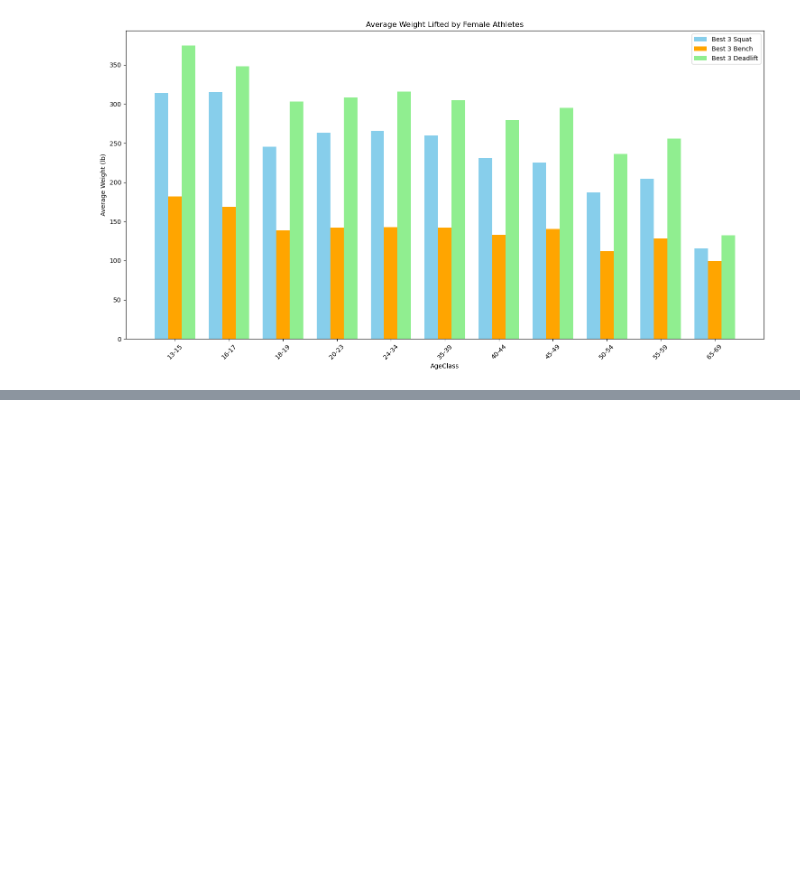
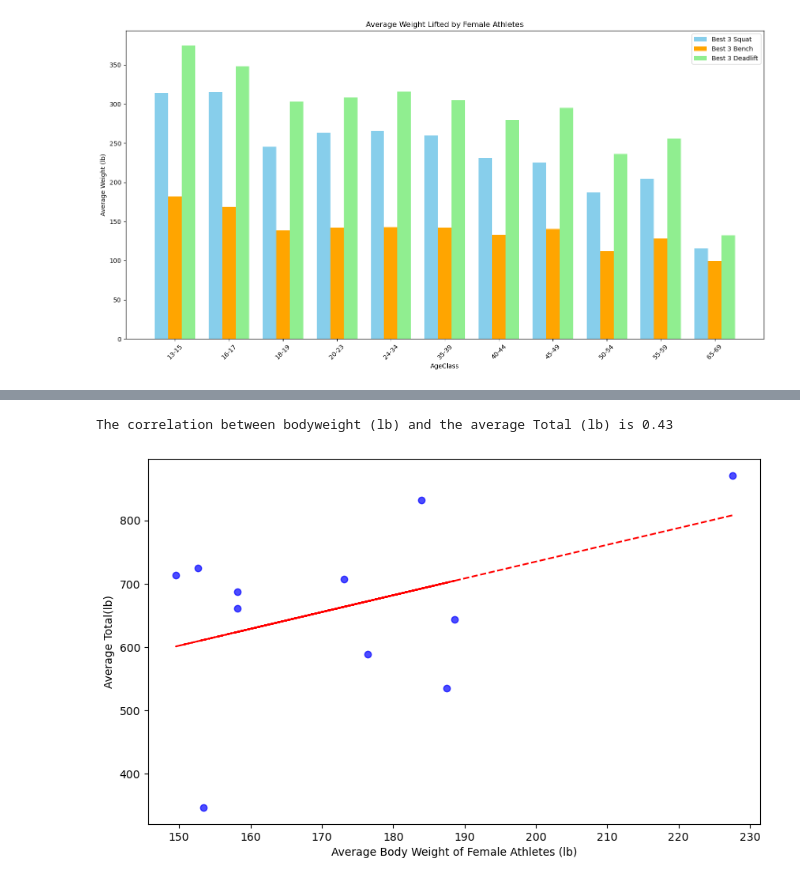
Before and after one commit to say917/Project_Powerlift, a Jupyter notebook: merged_test_v5.ipynb, the cells around one changed output, grey strips where cells are left out. Cells and saved outputs as stored; diff of their text form; code cells hidden in the pictures; blank space fills up the shorter version.

```diff
--- a/merged_test_v5.ipynb
+++ b/merged_test_v5.ipynb
@@ -692,0 +757,36 @@ AgeClass
+# %%
+# Calculate the correlation coefficient and a linear regression model
+import matplotlib.pyplot as plt
+import pandas as pd
+from scipy.stats import linregress
+
+# Filter female athletes
+female_athletes = merged_table[(merged_table.Sex == 'F')]
+
+female_avg_bodyweight = female_athletes.groupby('AgeClass')['Body Weight (lbs)'].mean()
+# Calculate the average of 'Best3Squat(lb) for female athletes
+female_avg_total = female_athletes.groupby('AgeClass')['Total(lb)'].mean()
+
+# Calculate correlation coefficient
+f_correlation = female_avg_bodyweight.corr(female_avg_total)
+
+# Perform linear regression
+slope, intercept, rvalue, pvalue, stderr = linregress(female_avg_bodyweight, female_avg_total)
+regress_values = female_avg_bodyweight * slope + intercept
+
+# Plot scatter plot with regression line
+plt.figure(figsize=(10, 6))
+plt.scatter(female_avg_bodyweight, female_avg_total, color='b', alpha=0.7)
+plt.plot(female_avg_bodyweight, regress_values, color='r', linestyle='--')
+
+# Add labels
+plt.xlabel('Average Body Weight of Female Athletes (lb)')
+plt.ylabel('Average Total(lb)')
+
+# Add correlation coefficient to the plot
+print(f'The correlation between bodyweight (lb) and the average Total (lb) is {f_correlation:.2f}')
+# Show plot
+plt.show()
+# %% [output]
+The correlation between bodyweight (lb) and the average Total (lb) is 0.43
+[figure, added]
```
Also changed, not shown: parts of 2 cells of this notebook.
